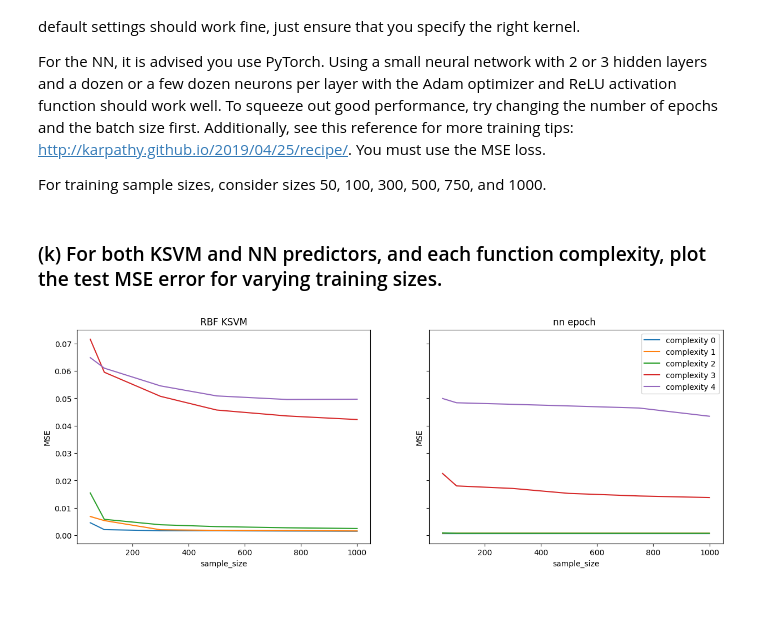
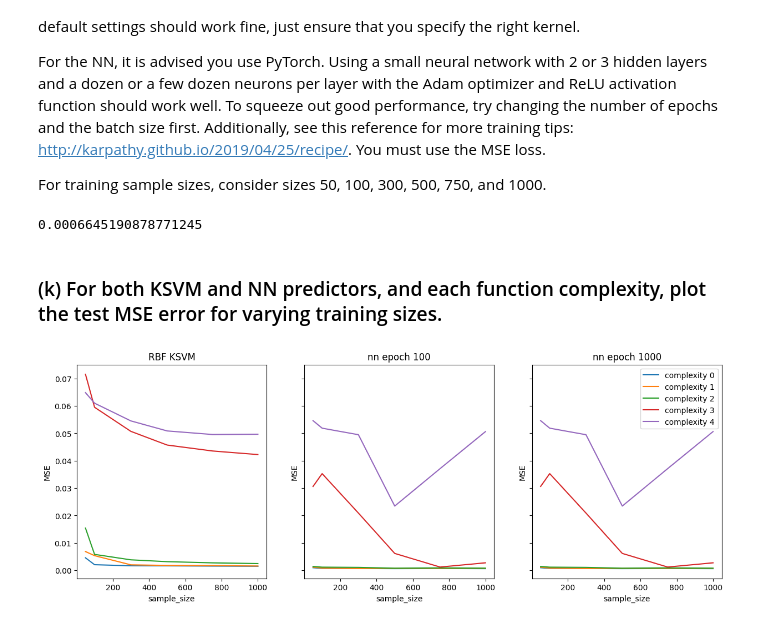
Before and after one commit to Charlwang922/Columbia-Machine-Learning, a Jupyter notebook: hw/hw4/ML-hw4-q2.ipynb, the cells around one changed output. Saved outputs shown, nothing was run; the diff lists cells and outputs as text; code cells hidden in the pictures.

```diff
--- a/hw/hw4/ML-hw4-q2.ipynb
+++ b/hw/hw4/ML-hw4-q2.ipynb
@@ -137,24 +161,32 @@ def train_nn(train, test, size, epochs):
   return mse
+# %%
+print(train_nn(train[0],test[0], 1000, 100))
+# %% [output]
+0.0006645190878771245
 # %%
 mse_nn_100 = mse_nn_1000 = np.zeros(shape=(5, len(training_size)))
 for i in range(5):
   for j in range(len(training_size)):
     mse_nn_100[i][j] = train_nn(train[i],test[i], training_size[j], 100)
-    mse_nn_1000[i][j] = train_nn(train[i],test[i], training_size[j], 100)
+    mse_nn_1000[i][j] = train_nn(train[i],test[i], training_size[j], 1000)
 # %% [markdown]
 ### (k) For both KSVM and NN predictors, and each function complexity, plot the test MSE error for varying training sizes.
 # %%
-fig, axes = plt.subplots(1,5, figsize=(15, 5), sharey=True)
+fig, axes = plt.subplots(1,3, figsize=(15, 5), sharey=True)
 for i in range(5):
-    axes[i].plot(training_size, mse_svm[i],label=f'complexity {i}')
-    axes[i].plot(training_size, mse_nn[i],label=f'complexity {i}')
+    axes[0].plot(training_size, mse_svm[i],label=f'complexity {i}')
+    axes[1].plot(training_size, mse_nn_100[i],label=f'complexity {i}')
+    axes[2].plot(training_size, mse_nn_1000[i],label=f'complexity {i}')
 axes[0].set_xlabel('sample_size')
 axes[0].set_ylabel('MSE')
 axes[0].set_title('RBF KSVM')
 axes[1].set_xlabel('sample_size')
 axes[1].set_ylabel('MSE')
-axes[1].set_title('nn epoch ')
+axes[1].set_title('nn epoch 100')
+axes[2].set_xlabel('sample_size')
+axes[2].set_ylabel('MSE')
+axes[2].set_title('nn epoch 1000')
 plt.legend()
 plt.show()
 # %% [output]
-[figure, old version]
+[figure, new version]
```
Also changed, not shown: parts of 4 cells of this notebook.
